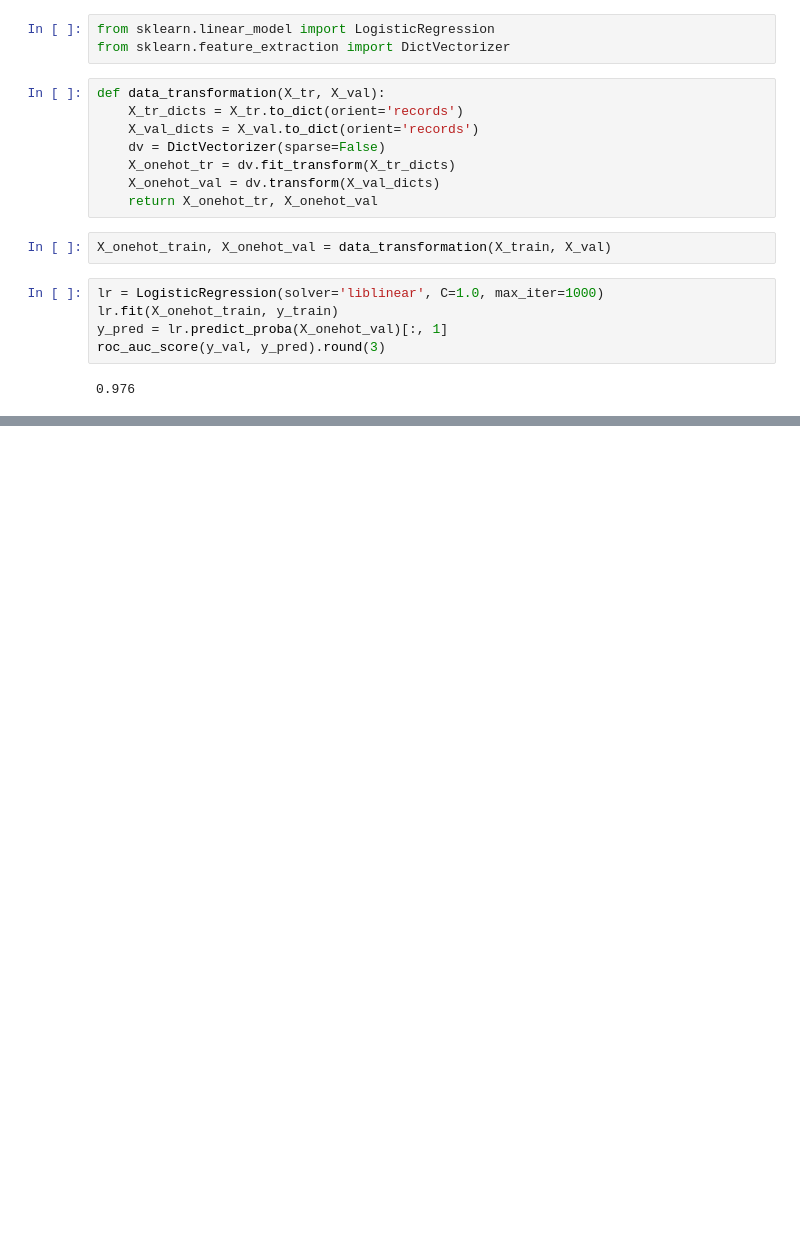
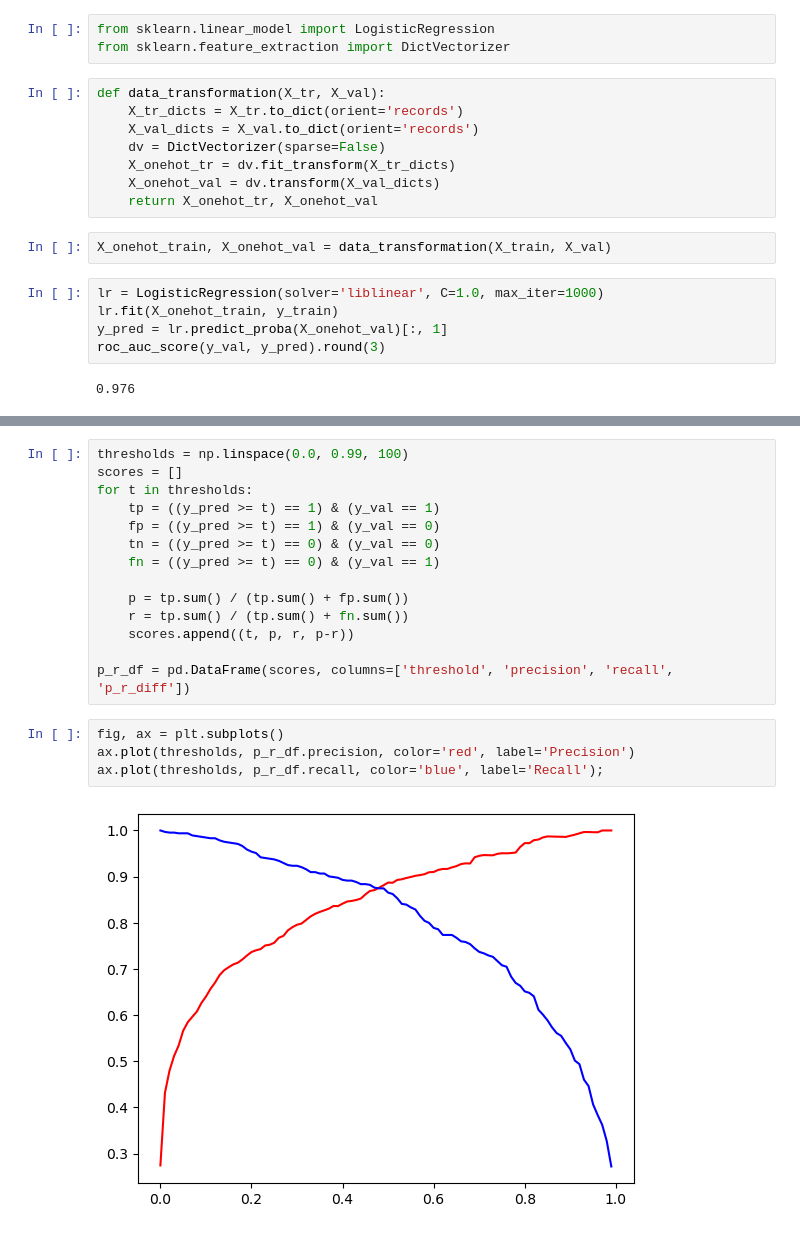
Before and after one commit to capac/ml-zoomcamp, a Jupyter notebook: 2023/homework/04/homework_04.ipynb, the cells around one changed output, grey strips where cells are left out. Cells and saved outputs as stored; diff of their text form; blank space fills up the shorter version.

```diff
--- a/2023/homework/04/homework_04.ipynb
+++ b/2023/homework/04/homework_04.ipynb
@@ -122,0 +132,20 @@ roc_auc_score(y_val, y_pred).round(3)
+# %%
+thresholds = np.linspace(0.0, 0.99, 100)
+scores = []
+for t in thresholds:
+    tp = ((y_pred >= t) == 1) & (y_val == 1)
+    fp = ((y_pred >= t) == 1) & (y_val == 0)
+    tn = ((y_pred >= t) == 0) & (y_val == 0)
+    fn = ((y_pred >= t) == 0) & (y_val == 1)
+
+    p = tp.sum() / (tp.sum() + fp.sum())
+    r = tp.sum() / (tp.sum() + fn.sum())
+    scores.append((t, p, r, p-r))
+
+p_r_df = pd.DataFrame(scores, columns=['threshold', 'precision', 'recall', 'p_r_diff'])
+# %%
+fig, ax = plt.subplots()
+ax.plot(thresholds, p_r_df.precision, color='red', label='Precision')
+ax.plot(thresholds, p_r_df.recall, color='blue', label='Recall');
+# %% [output]
+[figure, added]
```
Also changed, not shown: parts of 2 cells of this notebook.
